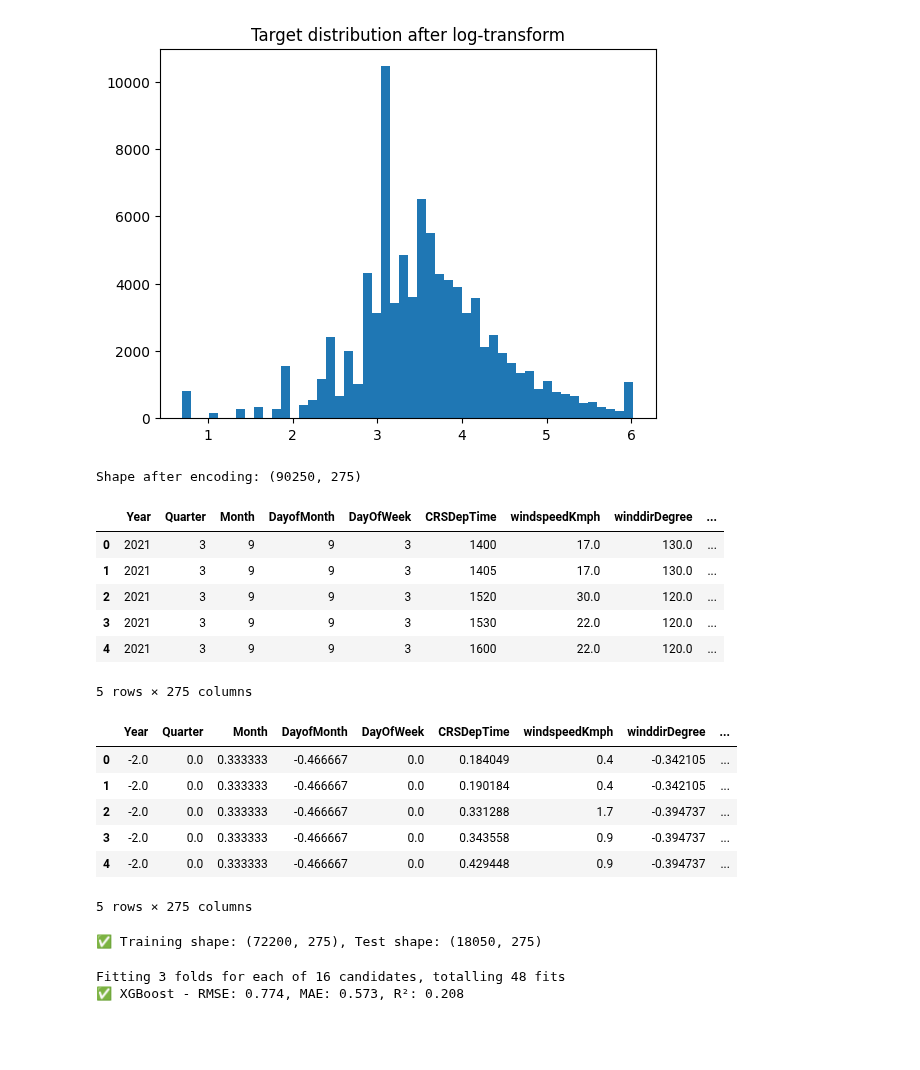
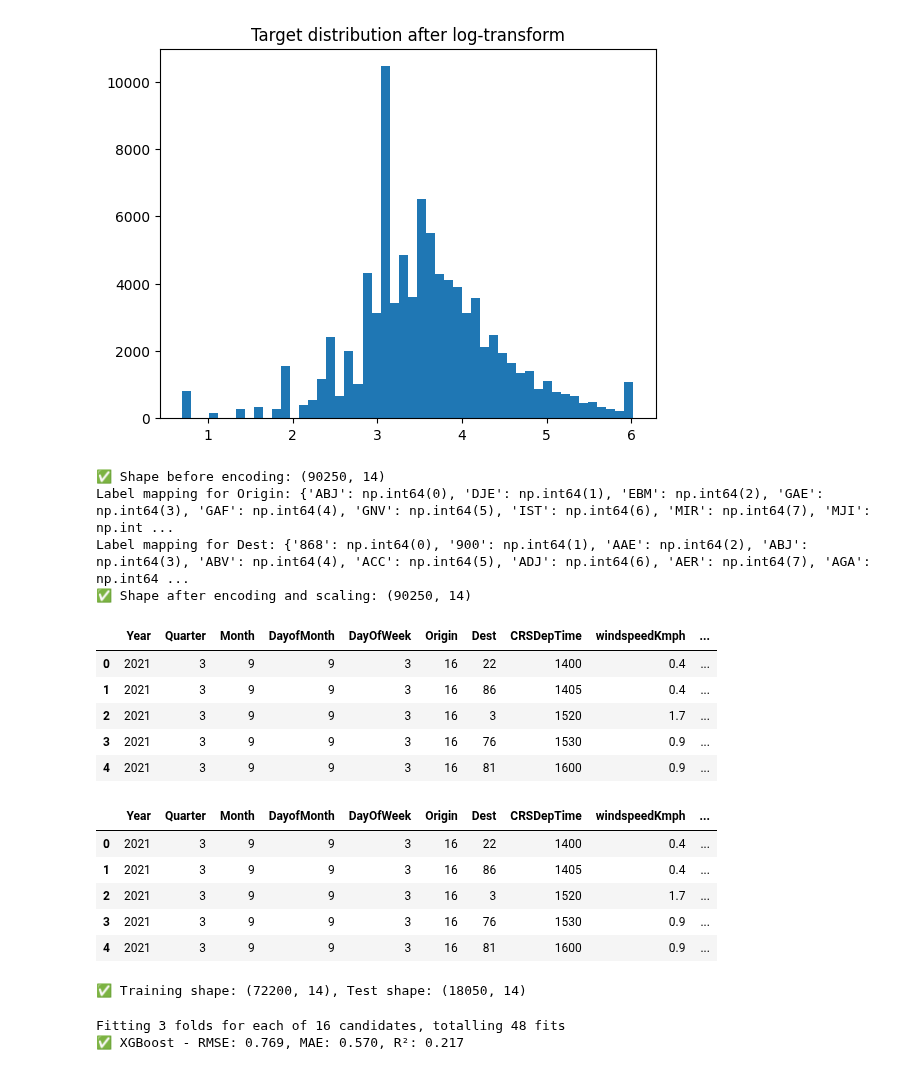
Before and after one commit to ZahraZellazi/DelayPrediction, a Jupyter notebook: DelayPrediction.ipynb, the cells around one changed output. Saved outputs shown, nothing was run; the diff lists cells and outputs as text; code cells hidden in the pictures; blank space fills up the shorter version.

Commit message:
New encoding

```diff
--- a/DelayPrediction.ipynb
+++ b/DelayPrediction.ipynb
@@ -2467,27 +2467,40 @@ plt.show()
 [figure]
 [figure]
 # %%
-from sklearn.preprocessing import OneHotEncoder
+import pandas as pd
+from sklearn.preprocessing import LabelEncoder, RobustScaler
 
+# Copy dataset
+X_final = X.copy()
+
+print(f"✅ Shape before encoding: {X_final.shape}")
+
+# Encode categorical features
 categorical_features = ['Origin', 'Dest']
-encoder = OneHotEncoder(handle_unknown='ignore', sparse_output=False)  # updated parameter
-X_encoded = pd.DataFrame(encoder.fit_transform(X[categorical_features]))
+for col in categorical_features:
+    le = LabelEncoder()
+    X_final[col] = le.fit_transform(X_final[col])
+    mapping = dict(zip(le.classes_, le.transform(le.classes_)))
+    print(f"Label mapping for {col}: {mapping}")
 
-# Keep original numeric features
-numeric_features = X.drop(columns=categorical_features).columns
-X_final = pd.concat([X[numeric_features].reset_index(drop=True), X_encoded.reset_index(drop=True)], axis=1)
+# Scale numeric features (optional)
+numeric_features = X_final.select_dtypes(include=['int64', 'float64']).columns.difference(categorical_features)
+scaler = RobustScaler()
+X_final[numeric_features] = scaler.fit_transform(X_final[numeric_features])
 
-print(f"Shape after encoding: {X_final.shape}")
+print(f"✅ Shape after encoding and scaling: {X_final.shape}")
 X_final.head()
 # %% [output]
-Shape after encoding: (90250, 275)
+✅ Shape before encoding: (90250, 14)
+Label mapping for Origin: {'ABJ': np.int64(0), 'DJE': np.int64(1), 'EBM': np.int64(2), 'GAE': np.int64(3), 'GAF': np.int64(4), 'GNV': np.int64(5), 'IST': np.int64(6), 'MIR': np.int64(7), 'MJI': np.int ...
+Label mapping for Dest: {'868': np.int64(0), '900': np.int64(1), 'AAE': np.int64(2), 'ABJ': np.int64(3), 'ABV': np.int64(4), 'ACC': np.int64(5), 'ADJ': np.int64(6), 'AER': np.int64(7), 'AGA': np.int64 ...
+✅ Shape after encoding and scaling: (90250, 14)
-|  | Year | Quarter | Month | DayofMonth | DayOfWeek | CRSDepTime | windspeedKmph | winddirDegree | ... |
-| 0 | 2021 | 3 | 9 | 9 | 3 | 1400 | 17.0 | 130.0 | ... |
-| 1 | 2021 | 3 | 9 | 9 | 3 | 1405 | 17.0 | 130.0 | ... |
-| 2 | 2021 | 3 | 9 | 9 | 3 | 1520 | 30.0 | 120.0 | ... |
-| 3 | 2021 | 3 | 9 | 9 | 3 | 1530 | 22.0 | 120.0 | ... |
-| 4 | 2021 | 3 | 9 | 9 | 3 | 1600 | 22.0 | 120.0 | ... |
+|  | Year | Quarter | Month | DayofMonth | DayOfWeek | Origin | Dest | CRSDepTime | windspeedKmph | ... |
+| 0 | 2021 | 3 | 9 | 9 | 3 | 16 | 22 | 1400 | 0.4 | ... |
+| 1 | 2021 | 3 | 9 | 9 | 3 | 16 | 86 | 1405 | 0.4 | ... |
+| 2 | 2021 | 3 | 9 | 9 | 3 | 16 | 3 | 1520 | 1.7 | ... |
+| 3 | 2021 | 3 | 9 | 9 | 3 | 16 | 76 | 1530 | 0.9 | ... |
+| 4 | 2021 | 3 | 9 | 9 | 3 | 16 | 81 | 1600 | 0.9 | ... |
-5 rows × 275 columns
 # %%
 from sklearn.preprocessing import RobustScaler
 
@@ -2496,13 +2509,12 @@ X_final[numeric_features] = scaler.fit_transform(X_final[numeric_features])
 
 X_final.head()
 # %% [output]
-|  | Year | Quarter | Month | DayofMonth | DayOfWeek | CRSDepTime | windspeedKmph | winddirDegree | ... |
-| 0 | -2.0 | 0.0 | 0.333333 | -0.466667 | 0.0 | 0.184049 | 0.4 | -0.342105 | ... |
-| 1 | -2.0 | 0.0 | 0.333333 | -0.466667 | 0.0 | 0.190184 | 0.4 | -0.342105 | ... |
-| 2 | -2.0 | 0.0 | 0.333333 | -0.466667 | 0.0 | 0.331288 | 1.7 | -0.394737 | ... |
-| 3 | -2.0 | 0.0 | 0.333333 | -0.466667 | 0.0 | 0.343558 | 0.9 | -0.394737 | ... |
-| 4 | -2.0 | 0.0 | 0.333333 | -0.466667 | 0.0 | 0.429448 | 0.9 | -0.394737 | ... |
+|  | Year | Quarter | Month | DayofMonth | DayOfWeek | Origin | Dest | CRSDepTime | windspeedKmph | ... |
+| 0 | 2021 | 3 | 9 | 9 | 3 | 16 | 22 | 1400 | 0.4 | ... |
+| 1 | 2021 | 3 | 9 | 9 | 3 | 16 | 86 | 1405 | 0.4 | ... |
+| 2 | 2021 | 3 | 9 | 9 | 3 | 16 | 3 | 1520 | 1.7 | ... |
+| 3 | 2021 | 3 | 9 | 9 | 3 | 16 | 76 | 1530 | 0.9 | ... |
+| 4 | 2021 | 3 | 9 | 9 | 3 | 16 | 81 | 1600 | 0.9 | ... |
-5 rows × 275 columns
 # %%
 from sklearn.model_selection import train_test_split
 
@@ -2512,7 +2524,7 @@ X_train, X_test, y_train, y_test = train_test_split(
 
 print(f"✅ Training shape: {X_train.shape}, Test shape: {X_test.shape}")
 # %% [output]
-✅ Training shape: (72200, 275), Test shape: (18050, 275)
+✅ Training shape: (72200, 14), Test shape: (18050, 14)
 # %%
 import xgboost as xgb
 from sklearn.model_selection import GridSearchCV
@@ -2550,4 +2562,4 @@ r2_xgb = r2_score(y_test, y_pred_xgb)
 print(f"✅ XGBoost - RMSE: {rmse_xgb:.3f}, MAE: {mae_xgb:.3f}, R²: {r2_xgb:.3f}")
 # %% [output]
 Fitting 3 folds for each of 16 candidates, totalling 48 fits
-✅ XGBoost - RMSE: 0.774, MAE: 0.573, R²: 0.208
+✅ XGBoost - RMSE: 0.769, MAE: 0.570, R²: 0.217
```
Also changed, not shown: parts of 3 cells of this notebook.
